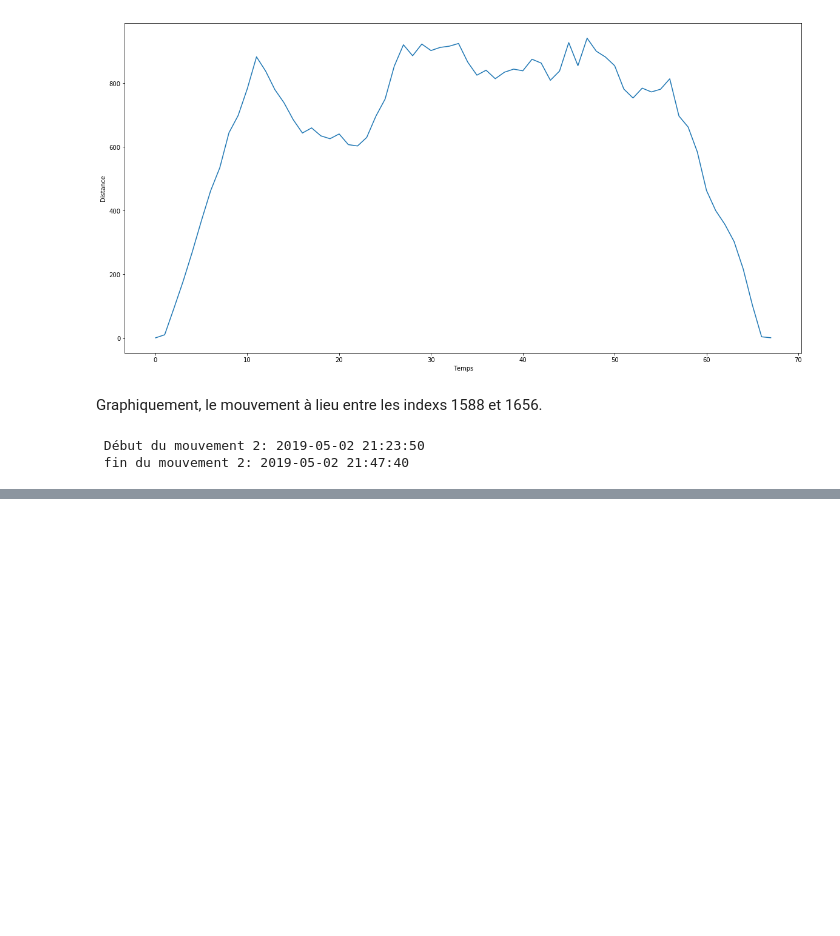
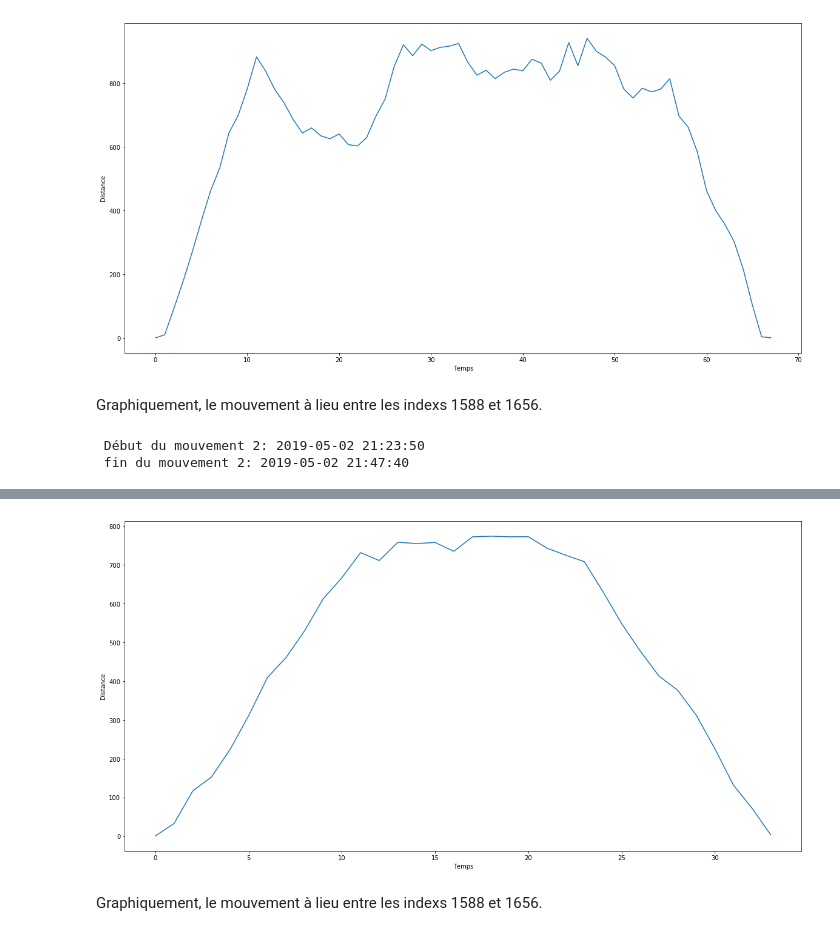
Before and after one commit to jeremycombe/technical_test, a Jupyter notebook: technical test.ipynb, the cells around one changed output, grey strips where cells are left out. Cells and saved outputs as stored; diff of their text form; code cells hidden in the pictures; blank space fills up the shorter version.

```diff
--- a/technical test.ipynb
+++ b/technical test.ipynb
@@ -276,0 +315,10 @@ print(' Début du mouvement 2:',str(df_78_2_mai['timestamp'].ix[1588]),
+# %%
+plt.figure(figsize = (20,10))
+plt.plot(dist_array[1749:1783])
+plt.ylabel('Distance')
+plt.xlabel('Temps')
+plt.show();
+# %% [output]
+[figure, added]
+# %% [markdown]
+Graphiquement, le mouvement à lieu entre les indexs 1588 et 1656.
```
Also changed, not shown: parts of 10 cells of this notebook.
